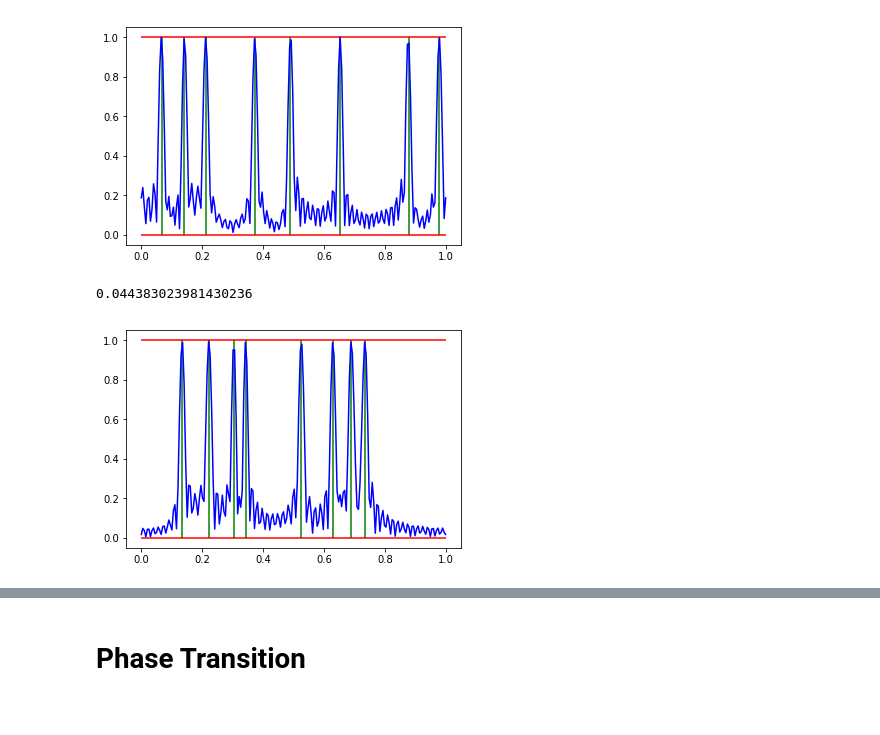
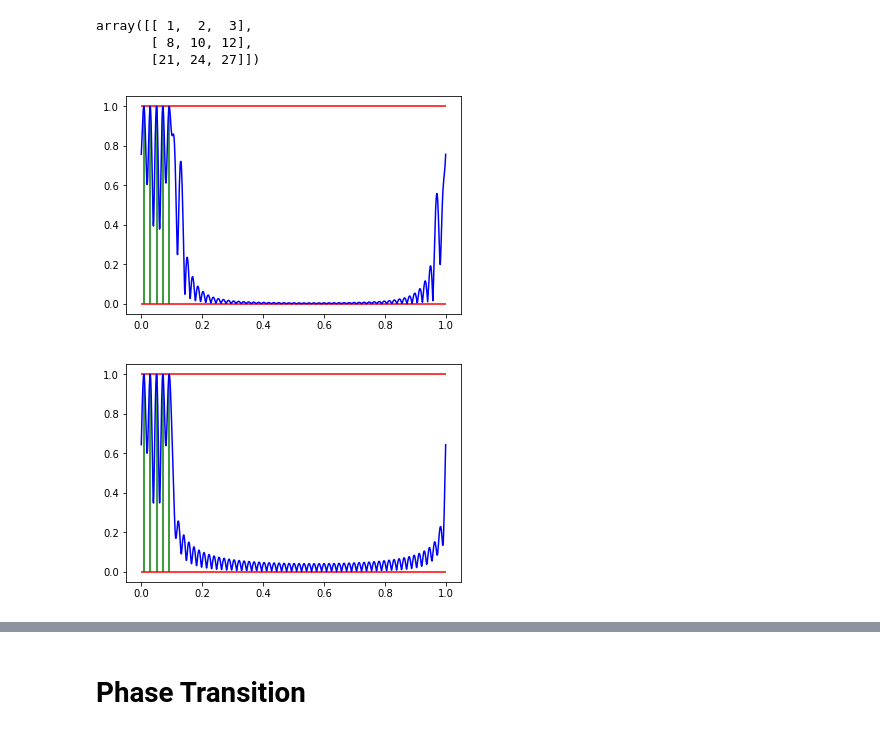
Before and after one commit to eonaran/sr_multisignals, a Jupyter notebook: One Sample Dual Certificates.ipynb, the cells around one changed output, grey strips where cells are left out. Cells and saved outputs as stored; diff of their text form; code cells hidden in the pictures.

```diff
--- a/One Sample Dual Certificates.ipynb
+++ b/One Sample Dual Certificates.ipynb
@@ -7,37 +8,39 @@ import plt_util
 
 %matplotlib inline
+# %%
+np.array([[1, 2, 3], [4, 5, 6], [7, 8, 9]]) * np.array([1, 2, 3]).reshape((3, 1))
+# %% [output]
+array([[ 1,  2,  3],
+       [ 8, 10, 12],
+       [21, 24, 27]])
 # %%
 reload(trig_poly)
 reload(dual_certificates)
 reload(test_data)
 
-N = 8
+N = 5
 fc = 30
-min_separation = 0.5 / N
+min_separation = 0.5 / fc
 
 gammas = [0.247, 0.339, 0.414]
 kernel = trig_poly.TrigPoly.dirichlet(fc)
 gamma_kernel = trig_poly.TrigPoly.multi_dirichlet(fc, gammas)
 
-support = test_data.uniform_supports(N, min_separation=min_separation)
+support = test_data.jittered_supports(N, min_separation=min_separation)
 sign_pattern = test_data.uniform_sign_pattern_1d(N)
 
-interpolator_1 = dual_certificates.interpolate(support, sign_pattern, kernel)
+# interpolator_1 = dual_certificates.interpolate(support, sign_pattern, kernel)
 interpolator_2 = dual_certificates.interpolate_with_derivative(support, sign_pattern, kernel)
 interpolator_3 = dual_certificates.interpolate_with_derivative(support, sign_pattern, gamma_kernel)
 # %%
-plt_util.plot_trig_poly_magnitude(interpolator_1)
+plt_util.plot_trig_poly_magnitude(interpolator_3, points=1000)
 plt_util.plot_support_magnitude_lines(support)
 plt_util.plot_magnitude_bounds()
 # %% [output]
-[figure, old version]
+[figure, new version]
-# %%
-support[0] - support[-1] + 1.0
-# %% [output]
-0.044383023981430236
 # %%
-plt_util.plot_trig_poly_magnitude(interpolator_2)
+plt_util.plot_trig_poly_magnitude(interpolator_2, points=1000)
 plt_util.plot_support_magnitude_lines(support)
 plt_util.plot_magnitude_bounds()
 # %% [output]
-[figure, old version]
+[figure, new version]
```
Also changed, not shown: parts of 5 cells of this notebook, 3 other files.
